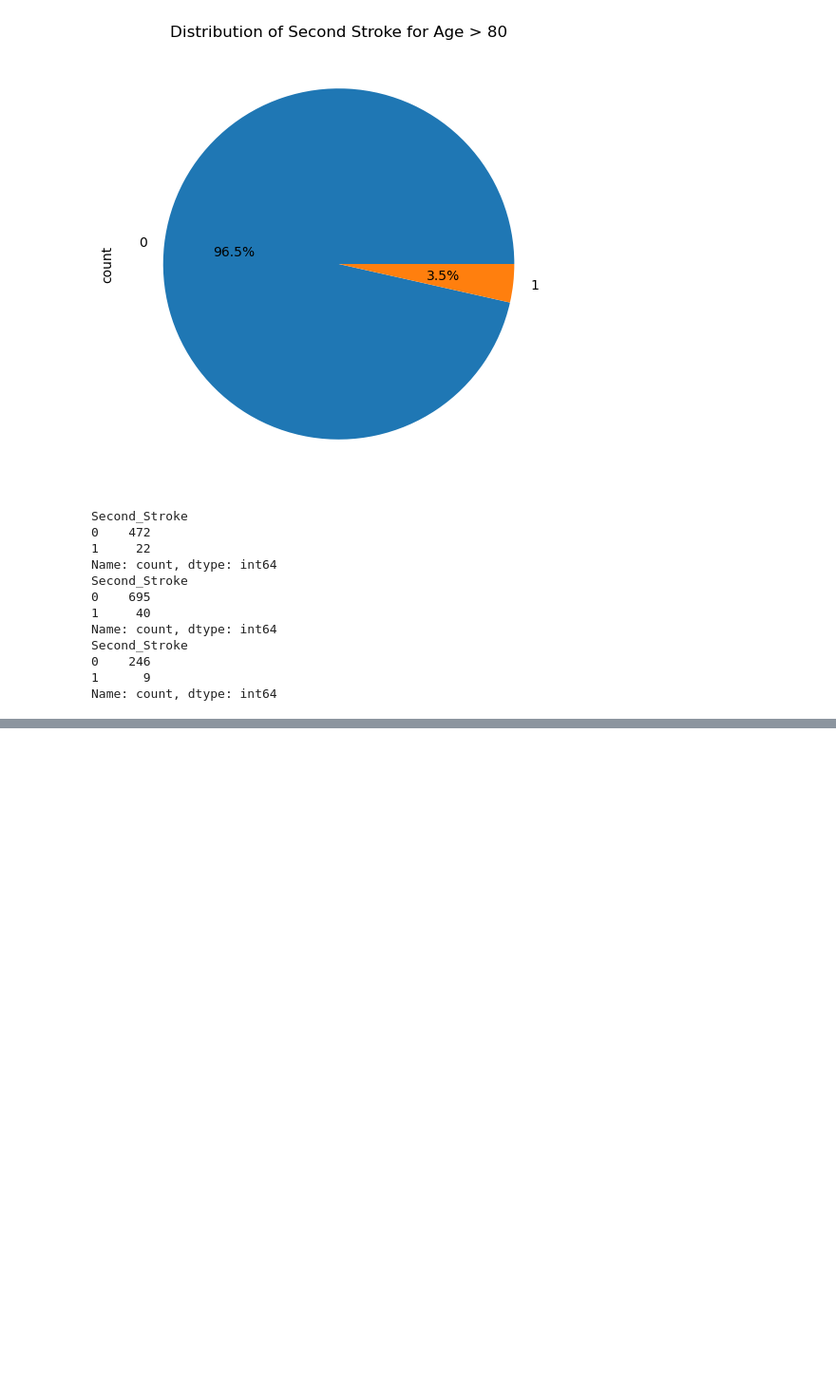
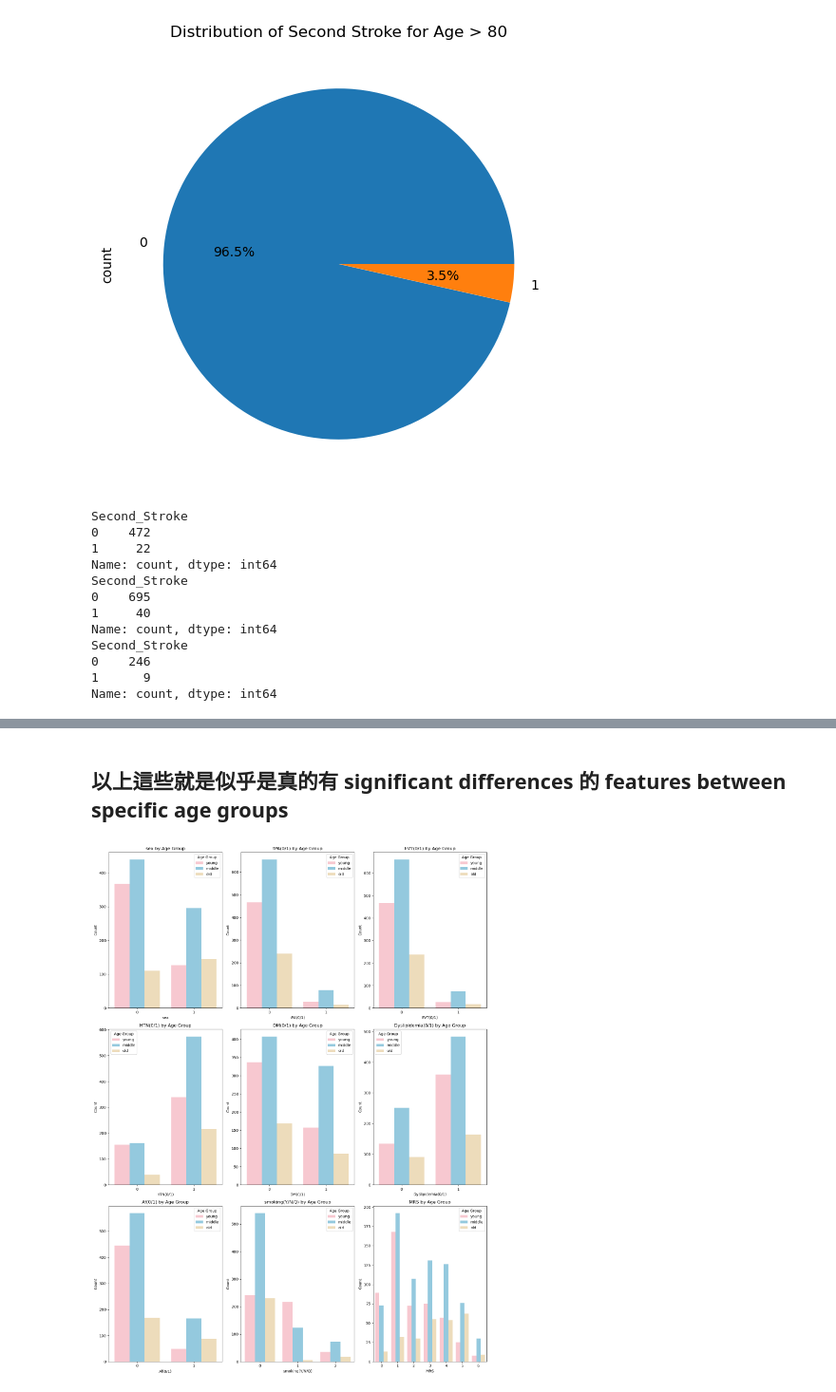
Before and after one commit to a0935210570602/Risk_Factor_Analysis_of_Obstructive-Sleep_Apnea, a Jupyter notebook: EDA/age_EDA.ipynb, the cells around one changed output, grey strips where cells are left out. Shown at 95% size. Cells and saved outputs as stored; diff of their text form; code cells hidden in the pictures; blank space fills up the shorter version.

Commit message:
included more EDA results to age_EDA

```diff
--- a/EDA/age_EDA.ipynb
+++ b/EDA/age_EDA.ipynb
@@ -138,0 +296,20 @@ plt.show()
+# %%
+import scikit_posthocs as sp
+
+# 指定順序
+df_combined['age_group'] = pd.Categorical(
+    df_combined['age_group'],
+    categories=['young', 'middle', 'old'],
+    ordered=True
+)
+
+# 然後跑 Dunn test
+for feature in cont_features:
+    result = sp.posthoc_dunn(
+        df_combined,
+        val_col=feature,
+        group_col='age_group',
+        p_adjust='bonferroni'
+    ).round(4)
+    print(f"\n=== Dunn post-hoc test for {feature} ===")
+    print(result)
@@ -138,0 +389,24 @@ plt.show()
+# %% [markdown]
+## 以上這些就是似乎是真的有 significant differences 的 features between specific age groups
+# %%
+features = categorical_features
+fig, axes = plt.subplots(3, 3, figsize=(15, 20))
+
+for ax, feature in zip(axes.flatten(), features):
+    sns.countplot(
+        data=df_combined,
+        x=feature,
+        hue='age_group',
+        # palette=['#ff9a8a', '#fbdd7e', '#a2cffe'],
+        palette=['pink', 'skyblue', 'wheat'],
+        ax=ax
+    )
+    ax.set_title(f'{feature} by Age Group')
+    ax.set_xlabel(feature)
+    ax.set_ylabel('Count')
+    ax.legend(title='Age Group')
+
+plt.tight_layout()
+plt.show()
+# %% [output]
+[figure, added]
```
Also changed, not shown: parts of 23 cells of this notebook.
